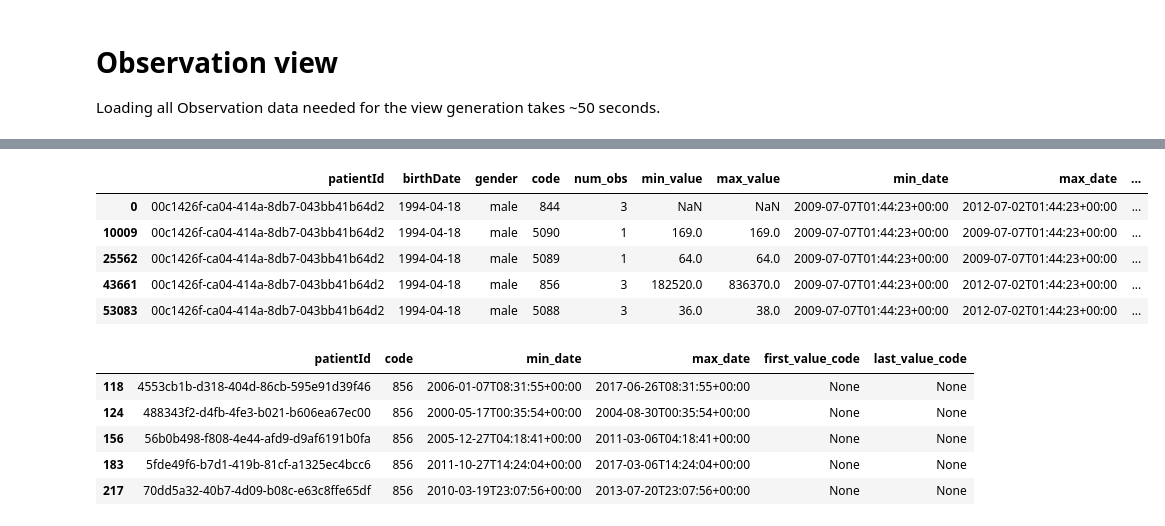
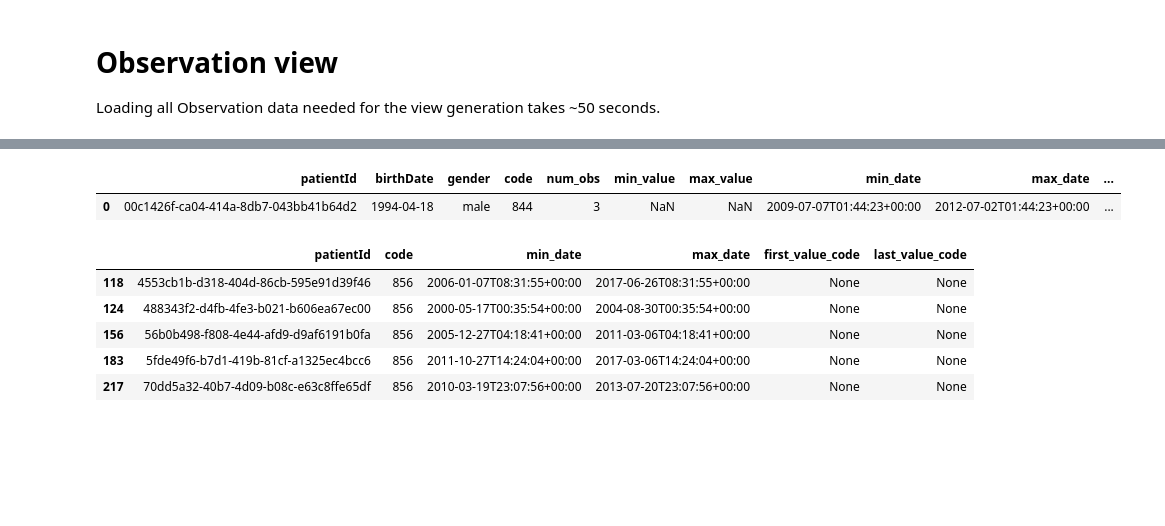
Before and after one commit to google/fhir-data-pipes, a Jupyter notebook: dwh/test_query_lib.ipynb, the cells around one changed output, grey strips where cells are left out. Saved outputs shown, nothing was run; the diff lists cells and outputs as text; code cells hidden in the pictures; blank space fills up the shorter version.

Commit message:
BigQuery Engine and Spark lib restructuring (#269)
Fixes issue #180

```diff
--- a/dwh/test_query_lib.ipynb
+++ b/dwh/test_query_lib.ipynb
@@ -109,6 +106,6 @@ patient_query.include_all_other_codes(min_time=start_date, max_time=end_date)
 # cluster, load input files, and flattens observations. These won't be
 # done in subsequent calls of this function on the same instance.
 # Also same cluster will be reused for other instances of `PatientQuery`.
-agg_df = patient_query.get_patient_obs_view(BASE_URL)
+agg_df = patient_query.get_patient_obs_view()
 agg_df.head(10)
 # %% [output]
@@ -132,14 +129,10 @@ agg_df.head(10)
 | 9 | 0769b38d-8137-4f33-aef2-54c38aa12fe5 | 1965-07-02 | female | 1265 | 7 | NaN | NaN | 2002-05-29T21:42:44+00:00 | 2003-01-24T21:42:44+00:00 | ... |
 # %%
 # Inspecting one specific patient.
-agg_df[agg_df['patientId'] == '00c1426f-ca04-414a-8db7-043bb41b64d2'].head()
+agg_df[(agg_df['patientId'] == '00c1426f-ca04-414a-8db7-043bb41b64d2') & (agg_df['code'] == '844')]
 # %% [output]
 |  | patientId | birthDate | gender | code | num_obs | min_value | max_value | min_date | max_date | ... |
 | 0 | 00c1426f-ca04-414a-8db7-043bb41b64d2 | 1994-04-18 | male | 844 | 3 | NaN | NaN | 2009-07-07T01:44:23+00:00 | 2012-07-02T01:44:23+00:00 | ... |
-| 10009 | 00c1426f-ca04-414a-8db7-043bb41b64d2 | 1994-04-18 | male | 5090 | 1 | 169.0 | 169.0 | 2009-07-07T01:44:23+00:00 | 2009-07-07T01:44:23+00:00 | ... |
-| 25562 | 00c1426f-ca04-414a-8db7-043bb41b64d2 | 1994-04-18 | male | 5089 | 1 | 64.0 | 64.0 | 2009-07-07T01:44:23+00:00 | 2009-07-07T01:44:23+00:00 | ... |
-| 43661 | 00c1426f-ca04-414a-8db7-043bb41b64d2 | 1994-04-18 | male | 856 | 3 | 182520.0 | 836370.0 | 2009-07-07T01:44:23+00:00 | 2012-07-02T01:44:23+00:00 | ... |
-| 53083 | 00c1426f-ca04-414a-8db7-043bb41b64d2 | 1994-04-18 | male | 5088 | 3 | 36.0 | 38.0 | 2009-07-07T01:44:23+00:00 | 2012-07-02T01:44:23+00:00 | ... |
 # %%
 agg_df[(agg_df['code'] == '856') & (agg_df['min_date'] != agg_df['max_date'])][
     ['patientId', 'code', 'min_date', 'max_date', 'first_value_code', 'last_value_code']].head()
```
Also changed, not shown: parts of 7 cells of this notebook, 11 other files.
